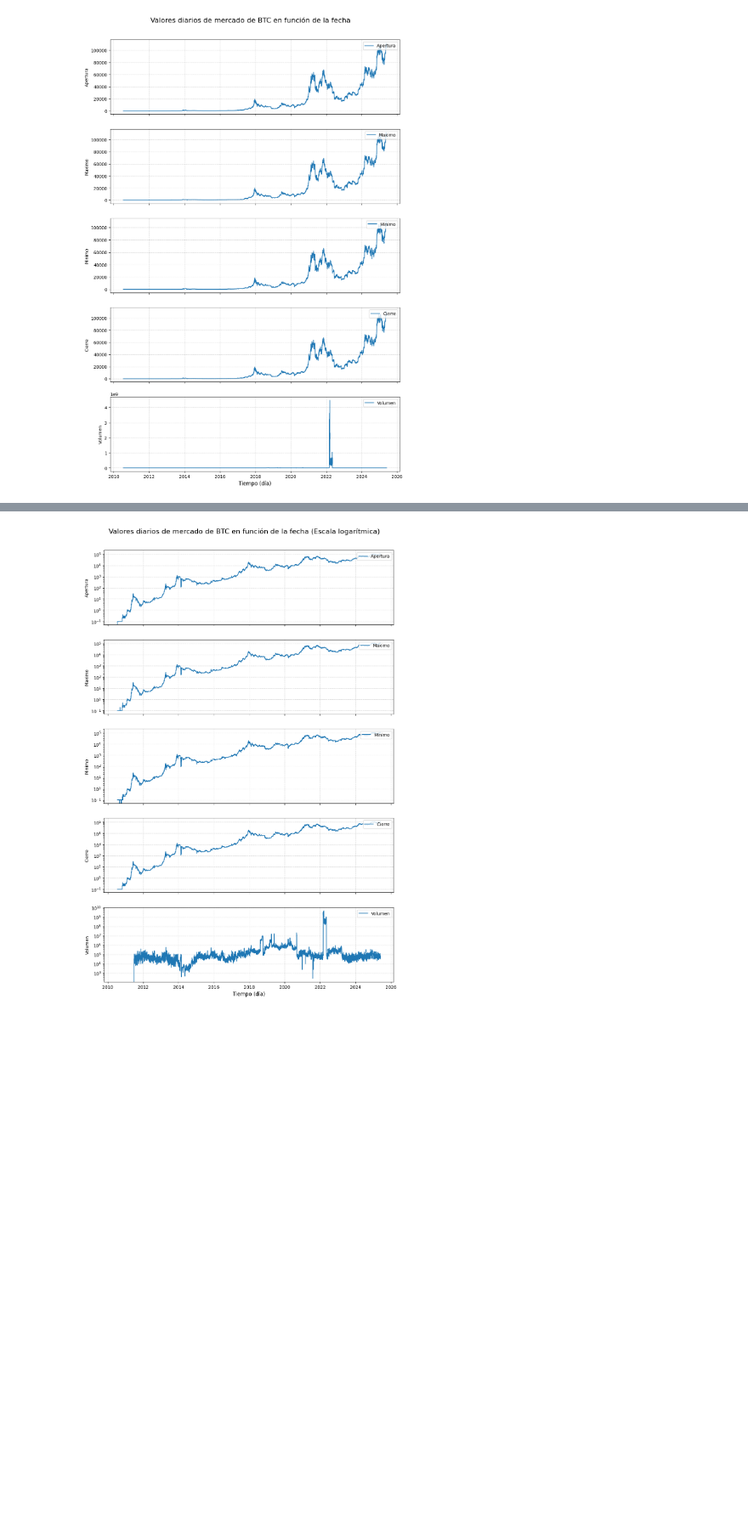
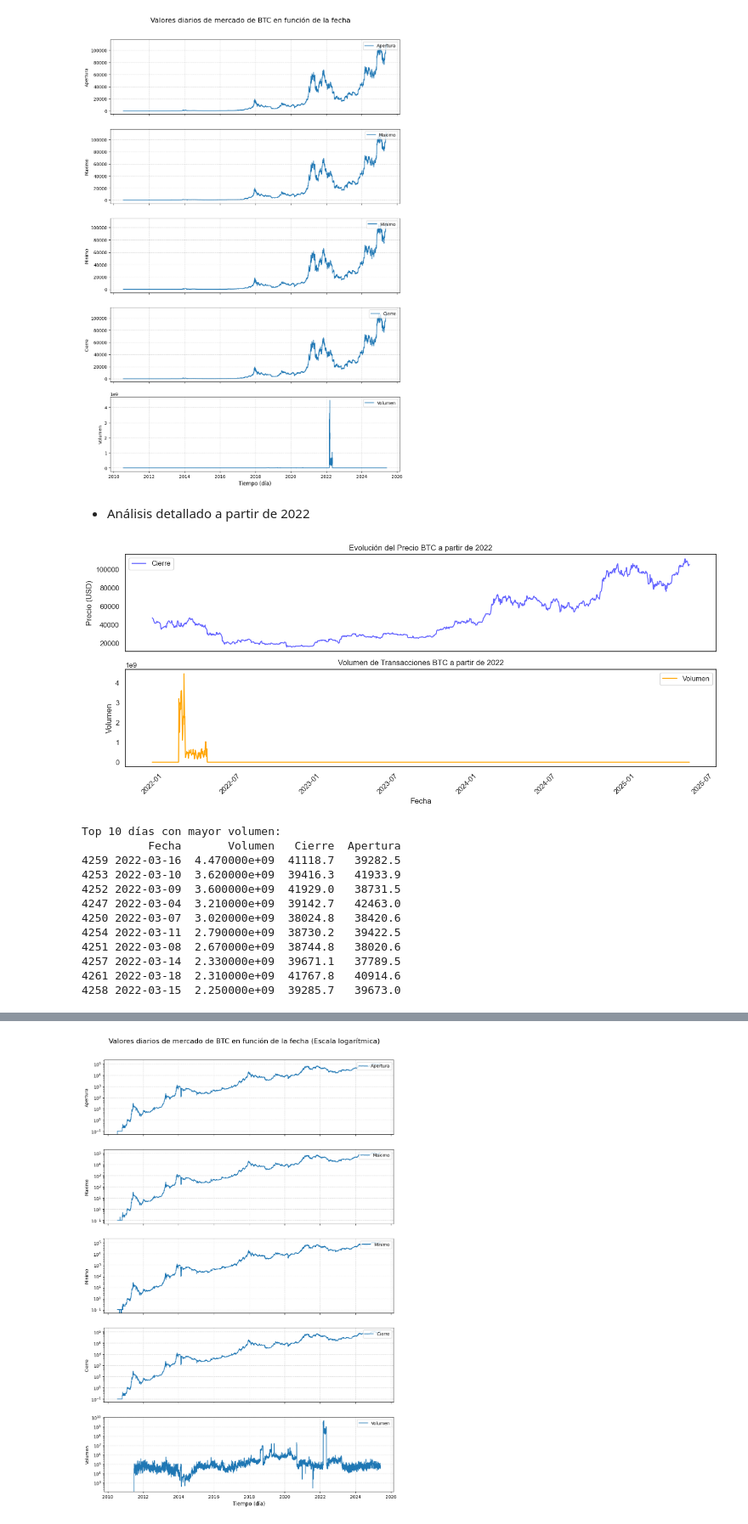
Before and after one commit to fabriciolopretto/BTC_Time_Series_Models, a Jupyter notebook: scripts/BTC_lopretto_quiros_fernandez_villanueva.ipynb, the cells around one changed output, grey strips where cells are left out. Shown at 85% size. Cells and saved outputs as stored; diff of their text form; code cells hidden in the pictures; blank space fills up the shorter version.

Commit message:
análisis volumen 2022

```diff
--- a/scripts/BTC_lopretto_quiros_fernandez_villanueva.ipynb
+++ b/scripts/BTC_lopretto_quiros_fernandez_villanueva.ipynb
@@ -298,3 +298,5 @@ fig.suptitle('Valores diarios de mercado de BTC en función de la fecha', fontsi
 plt.show()
 # %% [output]
 [figure]
+# %% [markdown]
+- Análisis detallado a partir de 2022
@@ -300,0 +348,16 @@ plt.show()
+# %%
+analizar_volumen(df)
+# %% [output]
+[figure, added]
+Top 10 días con mayor volumen:
+          Fecha       Volumen   Cierre  Apertura
+4259 2022-03-16  4.470000e+09  41118.7   39282.5
+4253 2022-03-10  3.620000e+09  39416.3   41933.9
+4252 2022-03-09  3.600000e+09  41929.0   38731.5
+4247 2022-03-04  3.210000e+09  39142.7   42463.0
+4250 2022-03-07  3.020000e+09  38024.8   38420.6
+4254 2022-03-11  2.790000e+09  38730.2   39422.5
+4251 2022-03-08  2.670000e+09  38744.8   38020.6
+4257 2022-03-14  2.330000e+09  39671.1   37789.5
+4261 2022-03-18  2.310000e+09  41767.8   40914.6
+4258 2022-03-15  2.250000e+09  39285.7   39673.0
```
Also changed, not shown: parts of 3 cells of this notebook.
